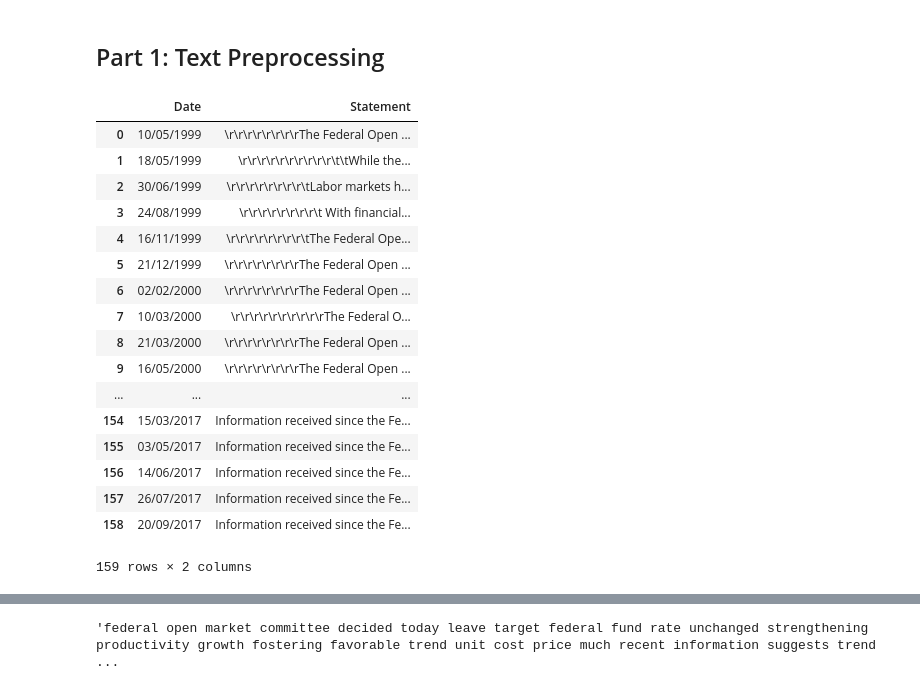
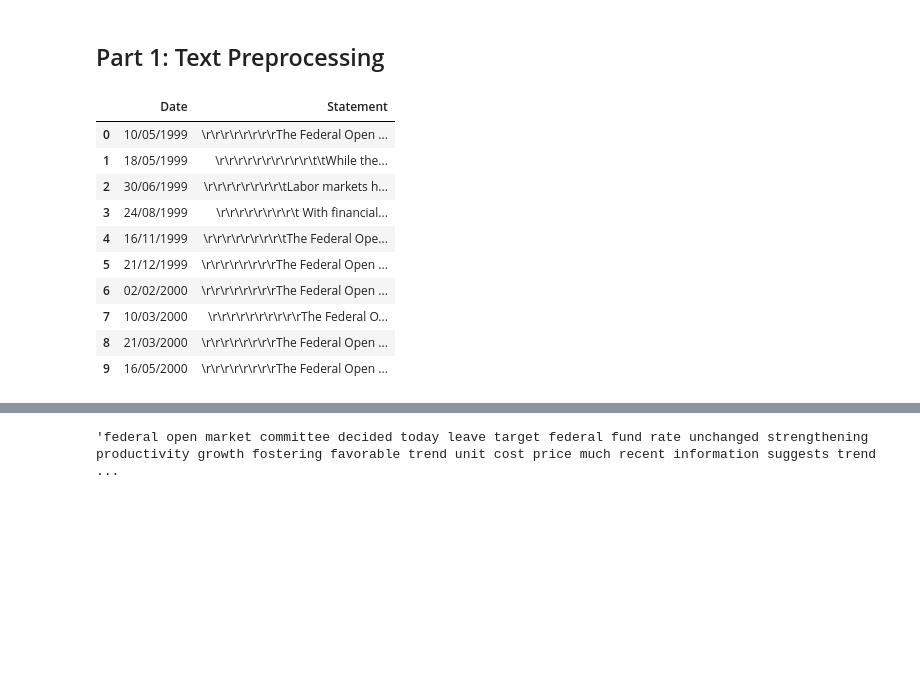
Before and after one commit to ancilcrayton/nlp_public_policy, a Jupyter notebook: nlp_fed_statements.ipynb, the cells around one changed output, grey strips where cells are left out. Saved outputs shown, nothing was run; the diff lists cells and outputs as text; code cells hidden in the pictures; blank space fills up the shorter version.

```diff
--- a/nlp_fed_statements.ipynb
+++ b/nlp_fed_statements.ipynb
@@ -50,25 +50,18 @@ import pandas_datareader
 # %%
 # Import in unprocessed statements scraped from Scrapy into a csv file
 data = pd.read_csv('data/statements.csv', skipinitialspace=True)
-data
+data.head(10)
 # %% [output]
 |  | Date | Statement |
 | 0 | 10/05/1999 | \r\r\r\r\r\r\r\rThe Federal Open ... |
 | 1 | 18/05/1999 | \r\r\r\r\r\r\r\r\r\r\t\tWhile the... |
 | 2 | 30/06/1999 | \r\r\r\r\r\r\r\r\tLabor markets h... |
 | 3 | 24/08/1999 | \r\r\r\r\r\r\r\r\t With financial... |
 | 4 | 16/11/1999 | \r\r\r\r\r\r\r\r\tThe Federal Ope... |
 | 5 | 21/12/1999 | \r\r\r\r\r\r\r\rThe Federal Open ... |
 | 6 | 02/02/2000 | \r\r\r\r\r\r\r\rThe Federal Open ... |
 | 7 | 10/03/2000 | \r\r\r\r\r\r\r\r\r\rThe Federal O... |
 | 8 | 21/03/2000 | \r\r\r\r\r\r\r\rThe Federal Open ... |
 | 9 | 16/05/2000 | \r\r\r\r\r\r\r\rThe Federal Open ... |
-| ... | ... | ... |
-| 154 | 15/03/2017 | Information received since the Fe... |
-| 155 | 03/05/2017 | Information received since the Fe... |
-| 156 | 14/06/2017 | Information received since the Fe... |
-| 157 | 26/07/2017 | Information received since the Fe... |
-| 158 | 20/09/2017 | Information received since the Fe... |
-159 rows × 2 columns
 # %%
 statements = data['Statement']
```
Also changed, not shown: parts of 51 cells of this notebook, 18 other files.
